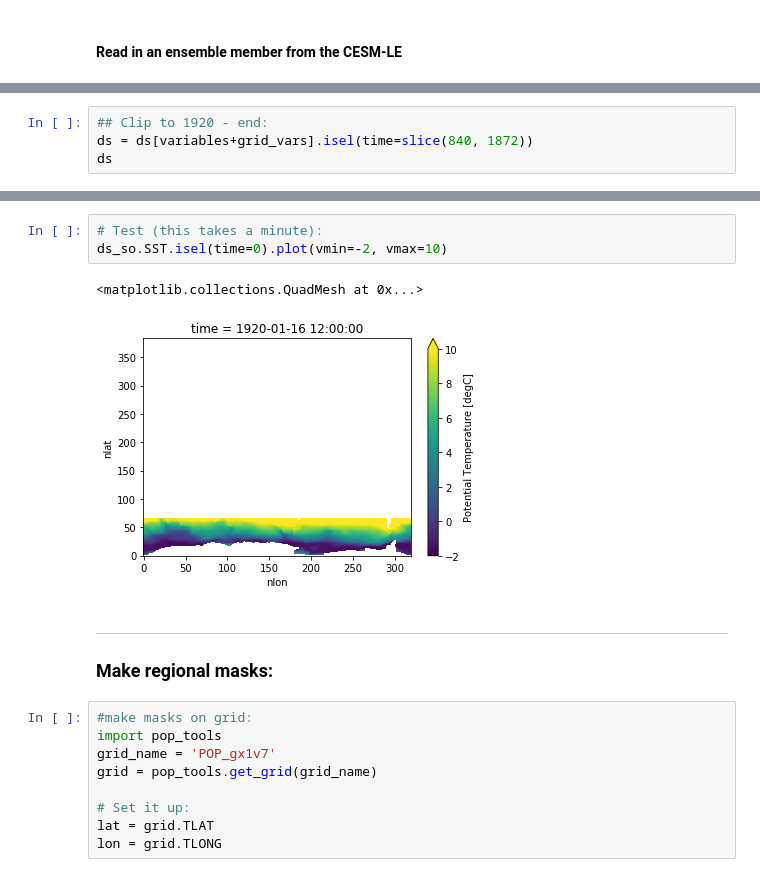
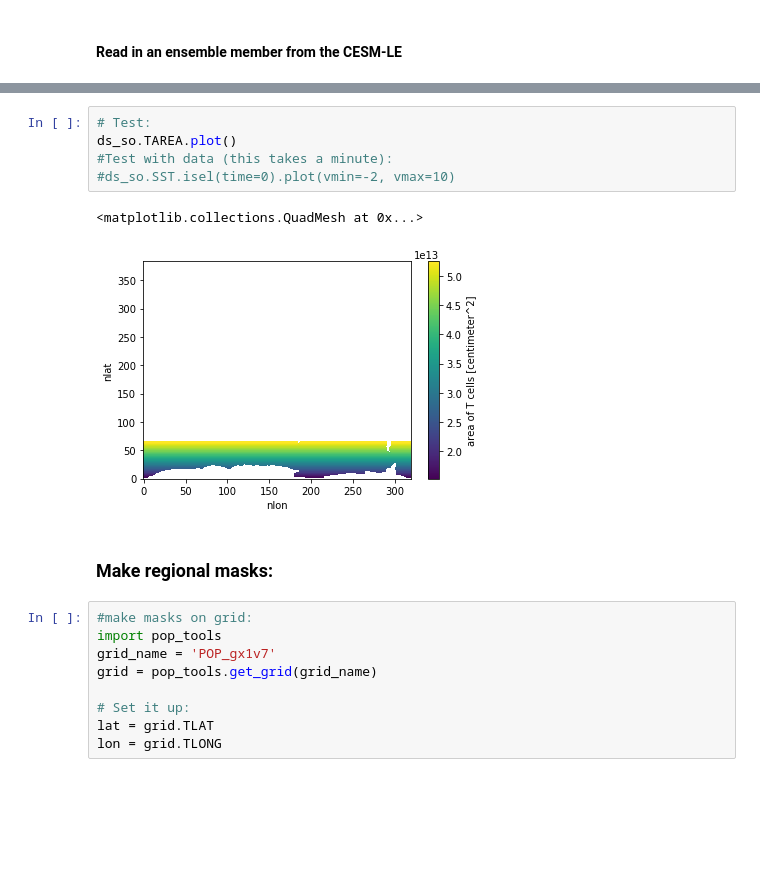
Before and after one commit to Zephyr-Sylvester/krill-cesm-le, a Jupyter notebook: notebooks/DJF-timeseries.ipynb, the cells around one changed output, grey strips where cells are left out. Drawn from its saved outputs; the diff is of its cells as text; blank space fills up the shorter version.

```diff
--- a/notebooks/DJF-timeseries.ipynb
+++ b/notebooks/DJF-timeseries.ipynb
@@ -77,4 +198,0 @@ Data variables:
-# %%
-## Clip to 1920 - end:
-ds = ds[variables+grid_vars].isel(time=slice(840, 1872))
-ds
@@ -117,13 +218,15 @@ Data variables:
     dz          (z_t, nlat, nlon) float32 dask.array<chunksize=(60, 384, 16), meta=np.ndarray>
     time_bound  (time, d2, nlat, nlon) float64 dask.array<chunksize=(1032, 2, 384, 16), meta=np.ndarray>
 # %%
-# Test (this takes a minute):
-ds_so.SST.isel(time=0).plot(vmin=-2, vmax=10)
+# Test:
+ds_so.TAREA.plot()
+#Test with data (this takes a minute):
+#ds_so.SST.isel(time=0).plot(vmin=-2, vmax=10)
 # %% [output]
 <matplotlib.collections.QuadMesh at 0x...>
-[figure, old version]
+[figure, new version]
 # %% [markdown]
-___
+
 ### Make regional masks:
 # %%
 #make masks on grid:
```
Also changed, not shown: parts of 25 cells of this notebook, 4 other files.
